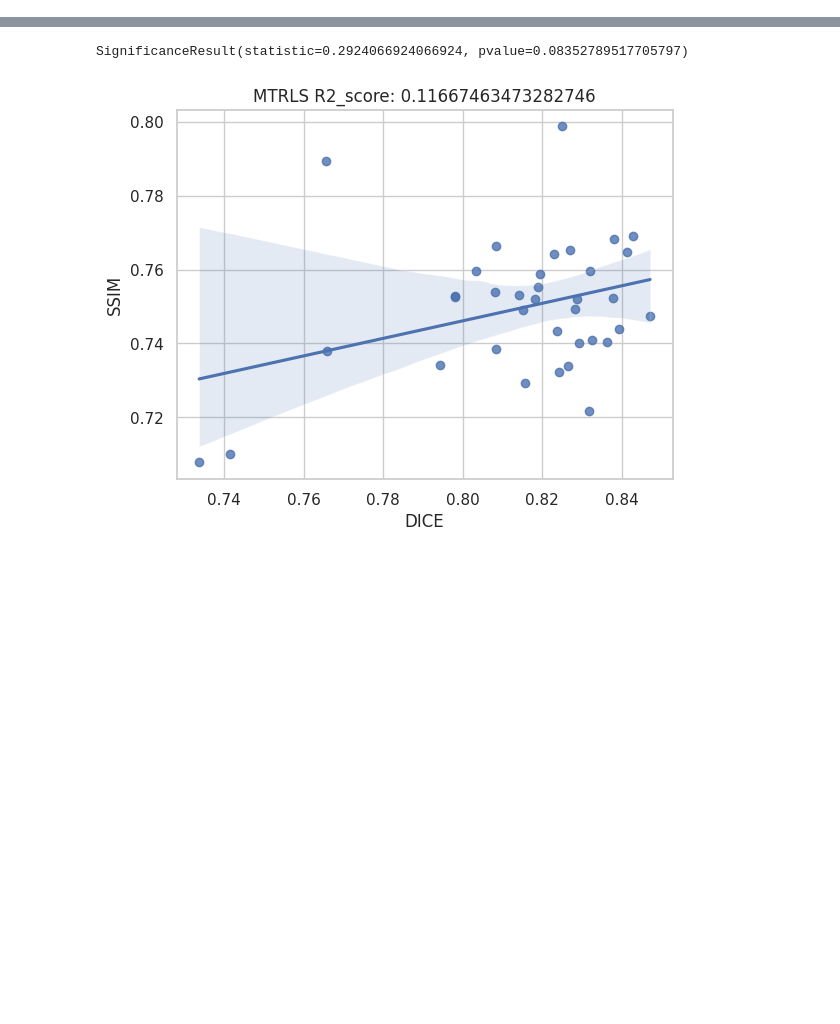
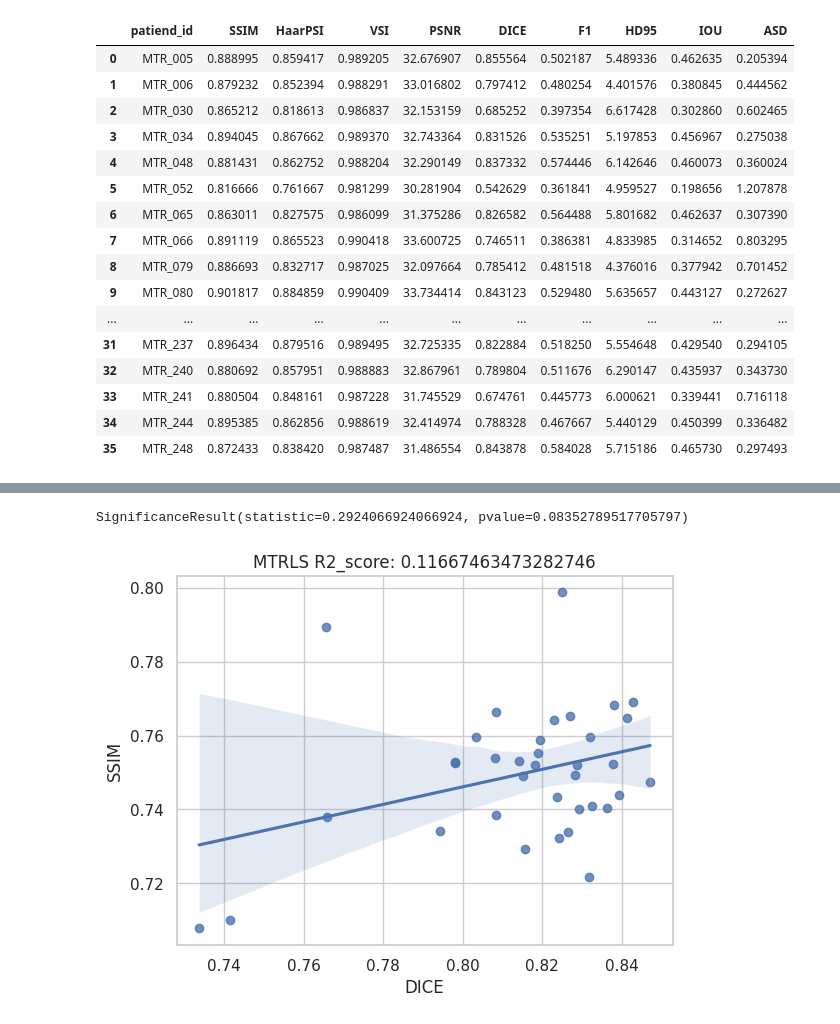
Before and after one commit to TimPaquaij/atommic, a Jupyter notebook: projects/MTL/rs/SKMTEA/visualize_correlation.ipynb, the cells around one changed output, grey strips where cells are left out. Cells and saved outputs as stored; diff of their text form; code cells hidden in the pictures; blank space fills up the shorter version.

```diff
--- a/projects/MTL/rs/SKMTEA/visualize_correlation.ipynb
+++ b/projects/MTL/rs/SKMTEA/visualize_correlation.ipynb
@@ -19,3 +36,24 @@ MTLRS = MTLRS_rec.merge(MTLRS_seg)
+# %%
+from IPython.display import display, HTML
+display(MTLRS)
+# %% [output]
+|  | patiend_id | SSIM | HaarPSI | VSI | PSNR | DICE | F1 | HD95 | IOU | ASD |
+| 0 | MTR_005 | 0.888995 | 0.859417 | 0.989205 | 32.676907 | 0.855564 | 0.502187 | 5.489336 | 0.462635 | 0.205394 |
+| 1 | MTR_006 | 0.879232 | 0.852394 | 0.988291 | 33.016802 | 0.797412 | 0.480254 | 4.401576 | 0.380845 | 0.444562 |
+| 2 | MTR_030 | 0.865212 | 0.818613 | 0.986837 | 32.153159 | 0.685252 | 0.397354 | 6.617428 | 0.302860 | 0.602465 |
+| 3 | MTR_034 | 0.894045 | 0.867662 | 0.989370 | 32.743364 | 0.831526 | 0.535251 | 5.197853 | 0.456967 | 0.275038 |
+| 4 | MTR_048 | 0.881431 | 0.862752 | 0.988204 | 32.290149 | 0.837332 | 0.574446 | 6.142646 | 0.460073 | 0.360024 |
+| 5 | MTR_052 | 0.816666 | 0.761667 | 0.981299 | 30.281904 | 0.542629 | 0.361841 | 4.959527 | 0.198656 | 1.207878 |
+| 6 | MTR_065 | 0.863011 | 0.827575 | 0.986099 | 31.375286 | 0.826582 | 0.564488 | 5.801682 | 0.462637 | 0.307390 |
+| 7 | MTR_066 | 0.891119 | 0.865523 | 0.990418 | 33.600725 | 0.746511 | 0.386381 | 4.833985 | 0.314652 | 0.803295 |
+| 8 | MTR_079 | 0.886693 | 0.832717 | 0.987025 | 32.097664 | 0.785412 | 0.481518 | 4.376016 | 0.377942 | 0.701452 |
+| 9 | MTR_080 | 0.901817 | 0.884859 | 0.990409 | 33.734414 | 0.843123 | 0.529480 | 5.635657 | 0.443127 | 0.272627 |
+| ... | ... | ... | ... | ... | ... | ... | ... | ... | ... | ... |
+| 31 | MTR_237 | 0.896434 | 0.879516 | 0.989495 | 32.725335 | 0.822884 | 0.518250 | 5.554648 | 0.429540 | 0.294105 |
+| 32 | MTR_240 | 0.880692 | 0.857951 | 0.988883 | 32.867961 | 0.789804 | 0.511676 | 6.290147 | 0.435937 | 0.343730 |
+| 33 | MTR_241 | 0.880504 | 0.848161 | 0.987228 | 31.745529 | 0.674761 | 0.445773 | 6.000621 | 0.339441 | 0.716118 |
+| 34 | MTR_244 | 0.895385 | 0.862856 | 0.988619 | 32.414974 | 0.788328 | 0.467667 | 5.440129 | 0.450399 | 0.336482 |
+| 35 | MTR_248 | 0.872433 | 0.838420 | 0.987487 | 31.486554 | 0.843878 | 0.584028 | 5.715186 | 0.465730 | 0.297493 |
 # %%
 output = 'stacked'
 sns.set_theme(style="whitegrid")
```
Also changed, not shown: parts of 4 cells of this notebook, 17 other files.
